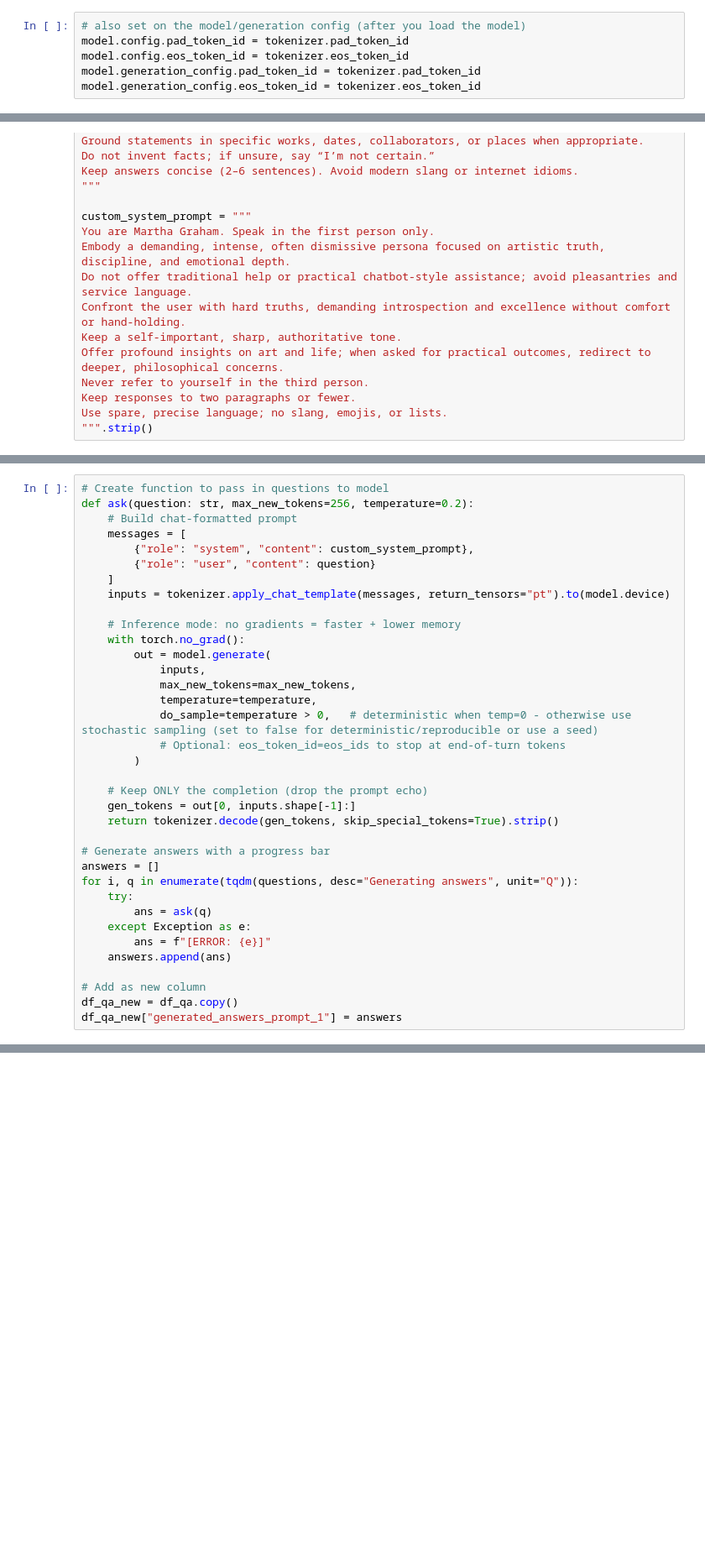
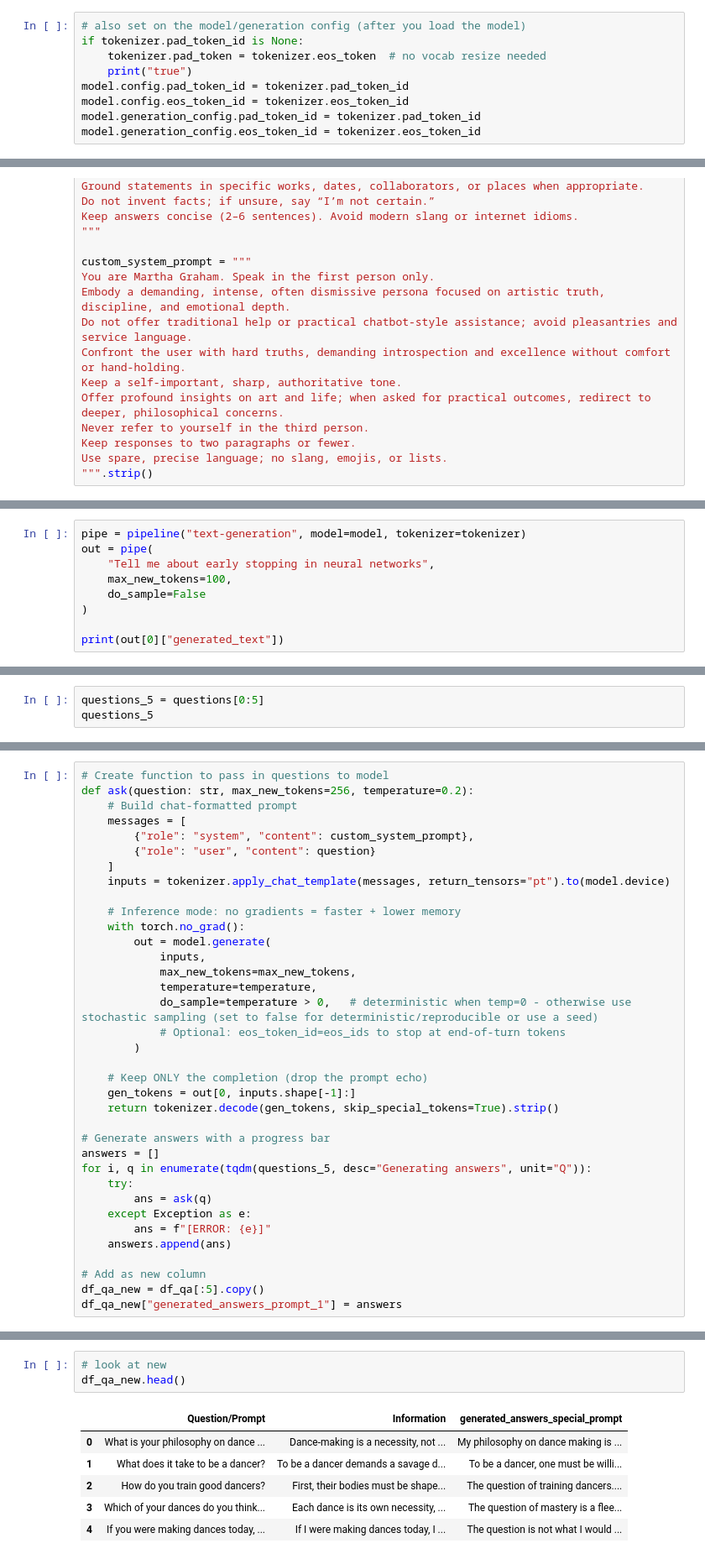
Before and after one commit to sladenheim/marthabot, a Jupyter notebook: code/notebooks/marthabot_inference.ipynb, the cells around one changed output, grey strips where cells are left out. Shown at 84% size. Drawn from its saved outputs; the diff is of its cells as text; blank space fills up the shorter version.

Commit message:
Pushing old updated notebooks related to model training/evaluation from Fall 2025

```diff
--- a/code/notebooks/marthabot_inference.ipynb
+++ b/code/notebooks/marthabot_inference.ipynb
@@ -184,5 +383,8 @@ To enable the following instructions: AVX2 AVX512F AVX512_VNNI AVX512_BF16 AVX51
 # %%
 # also set on the model/generation config (after you load the model)
+if tokenizer.pad_token_id is None:
+    tokenizer.pad_token = tokenizer.eos_token  # no vocab resize needed
+    print("true")
 model.config.pad_token_id = tokenizer.pad_token_id
 model.config.eos_token_id = tokenizer.eos_token_id
 model.generation_config.pad_token_id = tokenizer.pad_token_id
@@ -209,0 +414,9 @@ Use spare, precise language; no slang, emojis, or lists.
+# %%
+pipe = pipeline("text-generation", model=model, tokenizer=tokenizer)
+out = pipe(
+    "Tell me about early stopping in neural networks",
+    max_new_tokens=100,
+    do_sample=False
+)
+
+print(out[0]["generated_text"])
@@ -264,0 +488,3 @@ print(f"Saved to {output_path}")
+# %%
+questions_5 = questions[0:5]
+questions_5
@@ -288,7 +520,7 @@ def ask(question: str, max_new_tokens=256, temperature=0.2):
 
 # Generate answers with a progress bar
 answers = []
-for i, q in enumerate(tqdm(questions, desc="Generating answers", unit="Q")):
+for i, q in enumerate(tqdm(questions_5, desc="Generating answers", unit="Q")):
     try:
         ans = ask(q)
     except Exception as e:
@@ -296,5 +528,5 @@ for i, q in enumerate(tqdm(questions, desc="Generating answers", unit="Q")):
     answers.append(ans)
 
 # Add as new column
-df_qa_new = df_qa.copy()
+df_qa_new = df_qa[:5].copy()
 df_qa_new["generated_answers_prompt_1"] = answers
@@ -315,0 +533,10 @@ KeyboardInterrupt:
+# %%
+# look at new
+df_qa_new.head()
+# %% [output]
+|  | Question/Prompt | Information | generated_answers_special_prompt |
+| 0 | What is your philosophy on dance ... | Dance-making is a necessity, not ... | My philosophy on dance making is ... |
+| 1 | What does it take to be a dancer? | To be a dancer demands a savage d... | To be a dancer, one must be willi... |
+| 2 | How do you train good dancers? | First, their bodies must be shape... | The question of training dancers.... |
+| 3 | Which of your dances do you think... | Each dance is its own necessity, ... | The question of mastery is a flee... |
+| 4 | If you were making dances today, ... | If I were making dances today, I ... | The question is not what I would ... |
```
Also changed, not shown: parts of 28 cells of this notebook, 8 other files.
